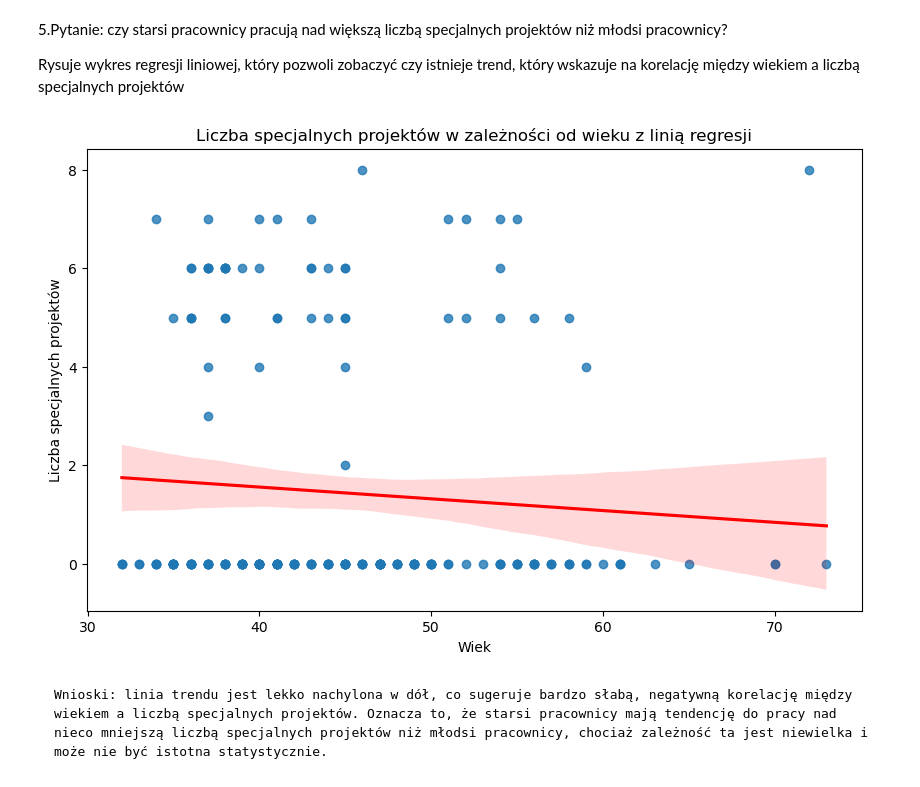
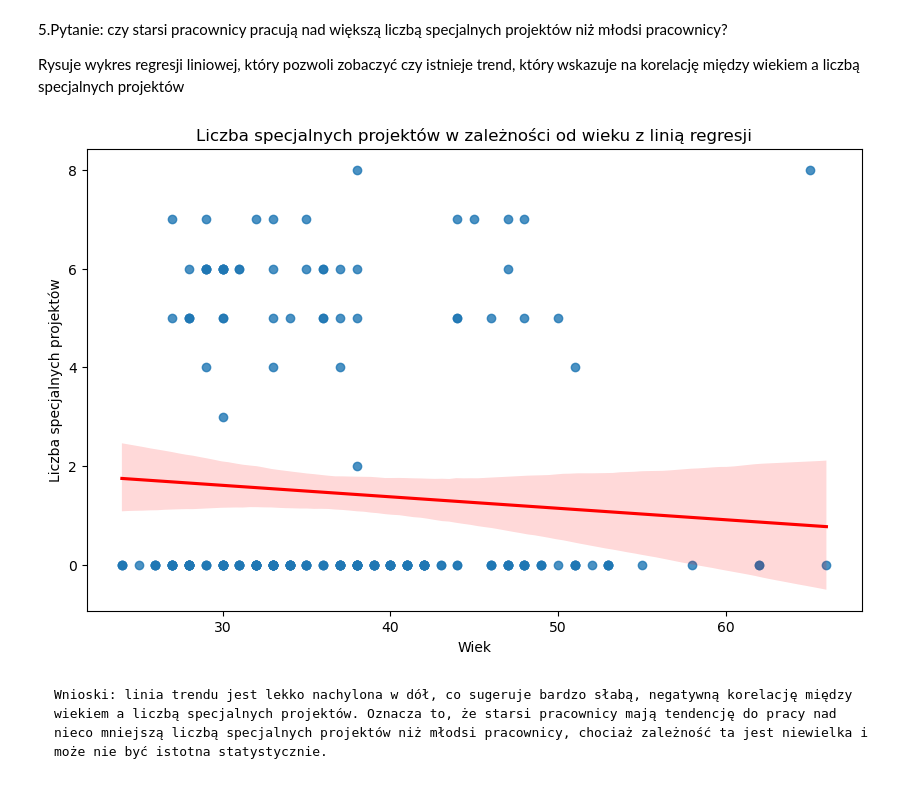
Before and after one commit to Quick-witted-flower/SeabornTask-pl, a Jupyter notebook: AnalizaDanych.ipynb, the cells around one changed output. Cells and saved outputs as stored; diff of their text form; code cells hidden in the pictures.

```diff
--- a/AnalizaDanych.ipynb
+++ b/AnalizaDanych.ipynb
@@ -109,7 +115,7 @@ reference_date = datetime(2019, 9, 27)
 
 def calculate_tenure(row):
     """
-    Oblicza staż pracy w latach. Jesli pracownik nadal pracuje,
+    Obliczam staż pracy w latach. Jesli pracownik nadal pracuje,
     stosuję datę 2019-09-27.
     """
     if pd.isnull(row['DateofTermination']):
@@ -203,17 +209,18 @@ plt.show()
 
 Rysuje Violin plot, który oprócz rozkładu i wartości odstających pokazuje także kształt rozkładu, co może lepiej zobrazować ogólną strukturę wieku
 # %%
+import numpy as np
 hr_data['DOB'] = pd.to_datetime(hr_data['DOB'], format='%m/%d/%y', errors='coerce')
 
-current_year = datetime.now().year
-hr_data['DOB'] = np.where(hr_data['DOB'].dt.year > current_year,
+hr_data['DateofHire'] = pd.to_datetime(hr_data['DateofHire'], errors='coerce')
+reference_date = hr_data['DateofHire'].max()
+
+reference_year = reference_date.year
+hr_data['DOB'] = np.where(hr_data['DOB'].dt.year > reference_year,
                           hr_data['DOB'] - pd.DateOffset(years=100),
                           hr_data['DOB'])
 
-
-current_date = datetime.now()
-hr_data['Age'] = hr_data['DOB'].apply(lambda x: (current_date - x).days // 365 if pd.notnull(x) else None)
-
+hr_data['Age'] = hr_data['DOB'].apply(lambda x: (reference_date - x).days // 365 if pd.notnull(x) else None)
 current_employees = hr_data[hr_data['DateofTermination'].isna()]
 
 plt.figure(figsize=(10, 6))
@@ -233,24 +240,27 @@ plt.show()
 Rysuje wykres regresji liniowej, który pozwoli zobaczyć czy istnieje trend, który wskazuje na korelację między wiekiem a liczbą specjalnych projektów
 # %%
 hr_data['DOB'] = pd.to_datetime(hr_data['DOB'], format='%m/%d/%y', errors='coerce')
-current_year = datetime.now().year
-hr_data['DOB'] = np.where(hr_data['DOB'].dt.year > current_year,
+
+hr_data['DateofHire'] = pd.to_datetime(hr_data['DateofHire'], errors='coerce')
+reference_date = hr_data['DateofHire'].max()
+
+reference_year = reference_date.year
+hr_data['DOB'] = np.where(hr_data['DOB'].dt.year > reference_year,
                           hr_data['DOB'] - pd.DateOffset(years=100),
                           hr_data['DOB'])
 
-current_date = datetime.now()
-hr_data['Age'] = hr_data['DOB'].apply(lambda x: (current_date - x).days // 365 if pd.notnull(x) else None)
+hr_data['Age'] = hr_data['DOB'].apply(lambda x: (reference_date - x).days // 365 if pd.notnull(x) else None)
 
 current_employees = hr_data[hr_data['DateofTermination'].isna()]
 
 plt.figure(figsize=(10, 6))
 sns.regplot(x='Age', y='SpecialProjectsCount', data=current_employees, ci=95, line_kws={"color": "red"})
 plt.title("Liczba specjalnych projektów w zależności od wieku z linią regresji")
 plt.xlabel("Wiek")
 plt.ylabel("Liczba specjalnych projektów")
 plt.show()
 # %% [output]
-[figure, old version]
+[figure, new version]
 # %% [markdown]
     Wnioski: linia trendu jest lekko nachylona w dół, co sugeruje bardzo słabą, negatywną korelację między wiekiem a liczbą specjalnych projektów. Oznacza to, że starsi pracownicy mają tendencję do pracy nad nieco mniejszą liczbą specjalnych projektów niż młodsi pracownicy, chociaż zależność ta jest niewielka i może nie być istotna statystycznie.
 # %% [markdown]
```
Also changed, not shown: parts of 2 cells of this notebook.
